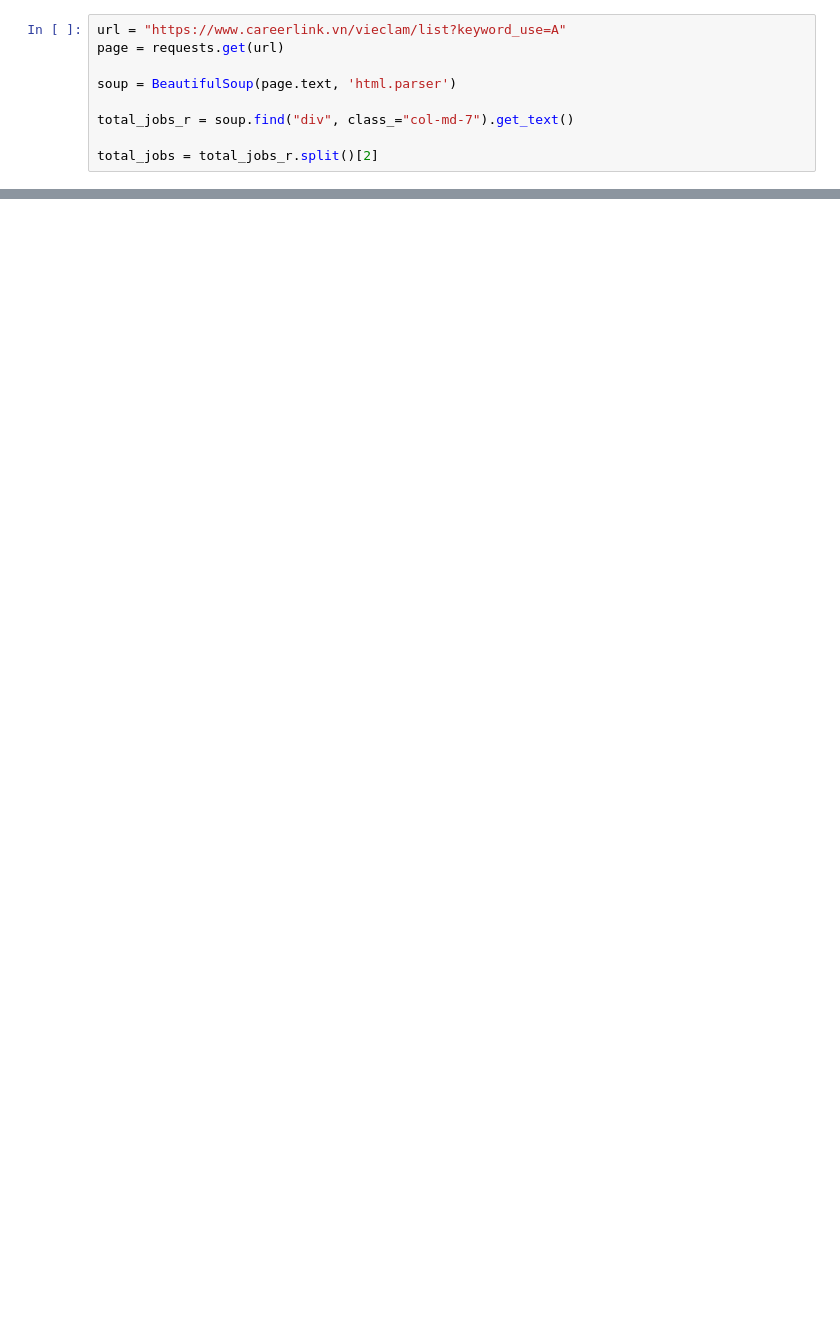
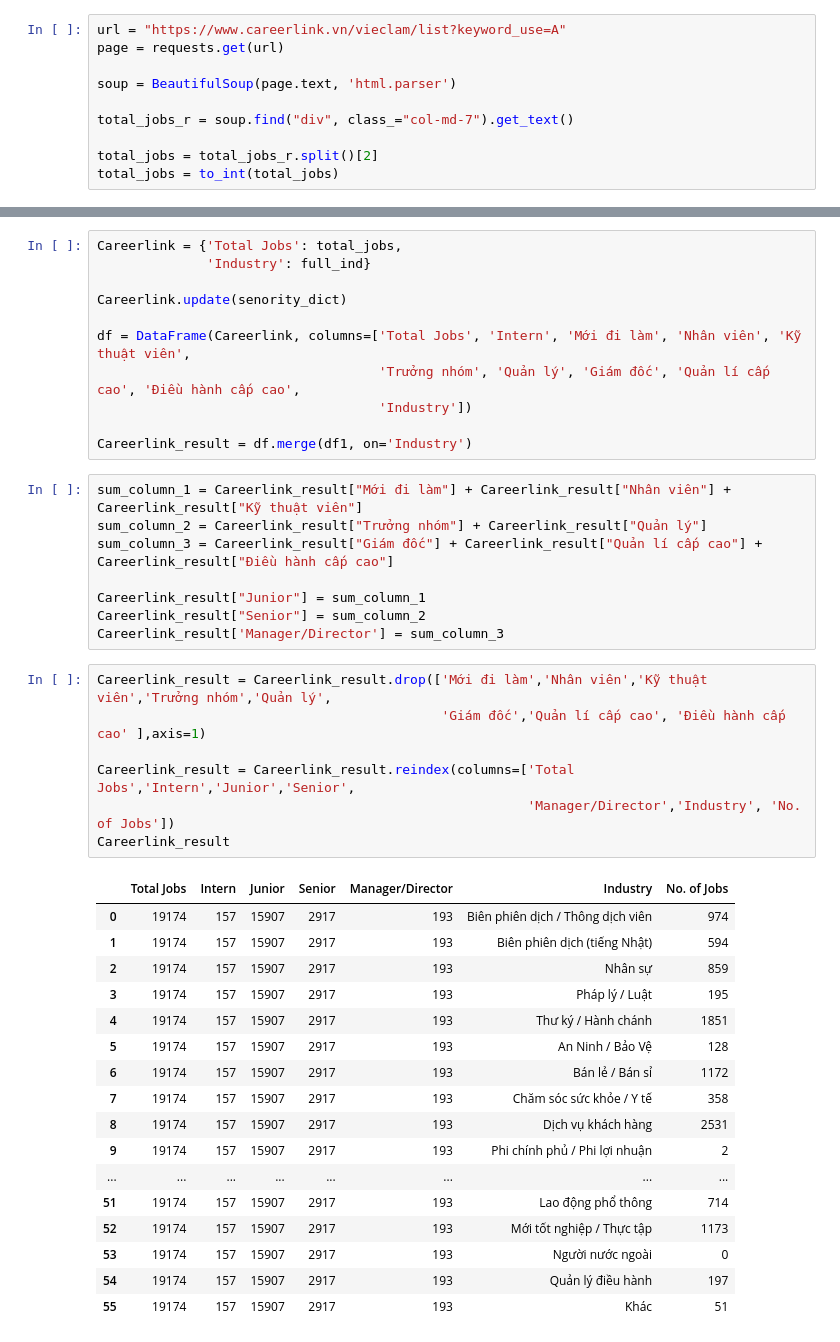
Before and after one commit to TienNguyen-Tie/job-site, a Jupyter notebook: CareerLink.ipynb, the cells around one changed output, grey strips where cells are left out. Cells and saved outputs as stored; diff of their text form; blank space fills up the shorter version.

```diff
--- a/CareerLink.ipynb
+++ b/CareerLink.ipynb
@@ -13,6 +17,7 @@ soup = BeautifulSoup(page.text, 'html.parser')
 total_jobs_r = soup.find("div", class_="col-md-7").get_text()
 
 total_jobs = total_jobs_r.split()[2]
+total_jobs = to_int(total_jobs)
 # %%
 url = "https://www.careerlink.vn/tim-viec-lam-nhanh"
 
@@ -57,0 +102,44 @@ df1
+# %%
+Careerlink = {'Total Jobs': total_jobs,
+              'Industry': full_ind}
+
+Careerlink.update(senority_dict)
+
+df = DataFrame(Careerlink, columns=['Total Jobs', 'Intern', 'Mới đi làm', 'Nhân viên', 'Kỹ thuật viên',
+                                    'Trưởng nhóm', 'Quản lý', 'Giám đốc', 'Quản lí cấp cao', 'Điều hành cấp cao',
+                                    'Industry'])
+
+Careerlink_result = df.merge(df1, on='Industry')
+# %%
+sum_column_1 = Careerlink_result["Mới đi làm"] + Careerlink_result["Nhân viên"] + Careerlink_result["Kỹ thuật viên"]
+sum_column_2 = Careerlink_result["Trưởng nhóm"] + Careerlink_result["Quản lý"]
+sum_column_3 = Careerlink_result["Giám đốc"] + Careerlink_result["Quản lí cấp cao"] + Careerlink_result["Điều hành cấp cao"]
+
+Careerlink_result["Junior"] = sum_column_1
+Careerlink_result["Senior"] = sum_column_2
+Careerlink_result['Manager/Director'] = sum_column_3
+# %%
+Careerlink_result = Careerlink_result.drop(['Mới đi làm','Nhân viên','Kỹ thuật viên','Trưởng nhóm','Quản lý',
+                                            'Giám đốc','Quản lí cấp cao', 'Điều hành cấp cao' ],axis=1)
+
+Careerlink_result = Careerlink_result.reindex(columns=['Total Jobs','Intern','Junior','Senior',
+                                                       'Manager/Director','Industry', 'No. of Jobs'])
+Careerlink_result
+# %% [output]
+|  | Total Jobs | Intern | Junior | Senior | Manager/Director | Industry | No. of Jobs |
+| 0 | 19174 | 157 | 15907 | 2917 | 193 | Biên phiên dịch / Thông dịch viên | 974 |
+| 1 | 19174 | 157 | 15907 | 2917 | 193 | Biên phiên dịch (tiếng Nhật) | 594 |
+| 2 | 19174 | 157 | 15907 | 2917 | 193 | Nhân sự | 859 |
+| 3 | 19174 | 157 | 15907 | 2917 | 193 | Pháp lý / Luật | 195 |
+| 4 | 19174 | 157 | 15907 | 2917 | 193 | Thư ký / Hành chánh | 1851 |
+| 5 | 19174 | 157 | 15907 | 2917 | 193 | An Ninh / Bảo Vệ | 128 |
+| 6 | 19174 | 157 | 15907 | 2917 | 193 | Bán lẻ / Bán sỉ | 1172 |
+| 7 | 19174 | 157 | 15907 | 2917 | 193 | Chăm sóc sức khỏe / Y tế | 358 |
+| 8 | 19174 | 157 | 15907 | 2917 | 193 | Dịch vụ khách hàng | 2531 |
+| 9 | 19174 | 157 | 15907 | 2917 | 193 | Phi chính phủ / Phi lợi nhuận | 2 |
+| ... | ... | ... | ... | ... | ... | ... | ... |
+| 51 | 19174 | 157 | 15907 | 2917 | 193 | Lao động phổ thông | 714 |
+| 52 | 19174 | 157 | 15907 | 2917 | 193 | Mới tốt nghiệp / Thực tập | 1173 |
+| 53 | 19174 | 157 | 15907 | 2917 | 193 | Người nước ngoài | 0 |
+| 54 | 19174 | 157 | 15907 | 2917 | 193 | Quản lý điều hành | 197 |
+| 55 | 19174 | 157 | 15907 | 2917 | 193 | Khác | 51 |
```
Also changed, not shown: parts of 4 cells of this notebook, 3 other files.
